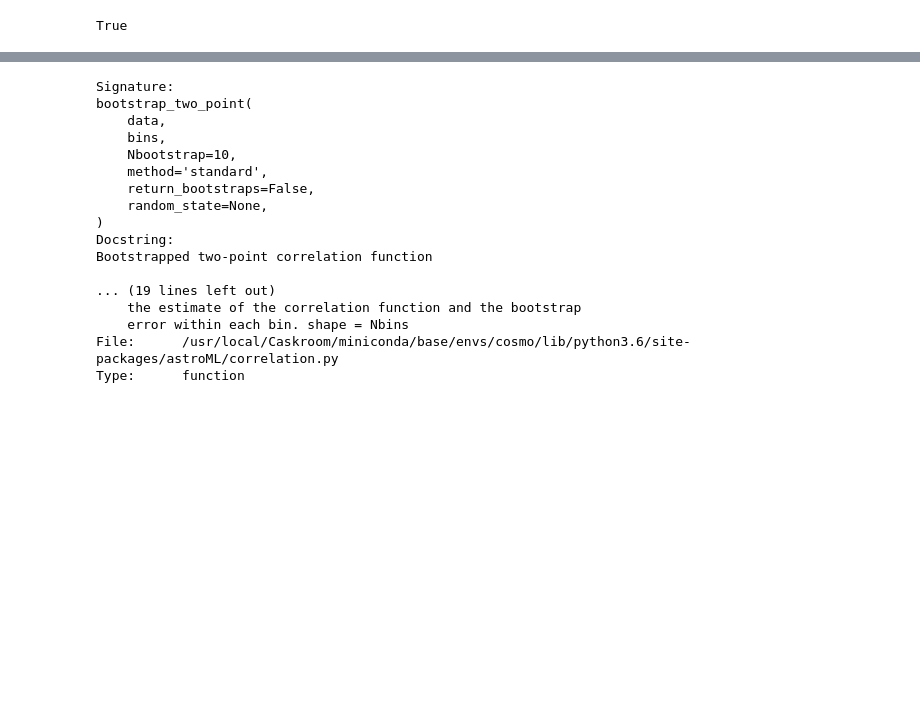
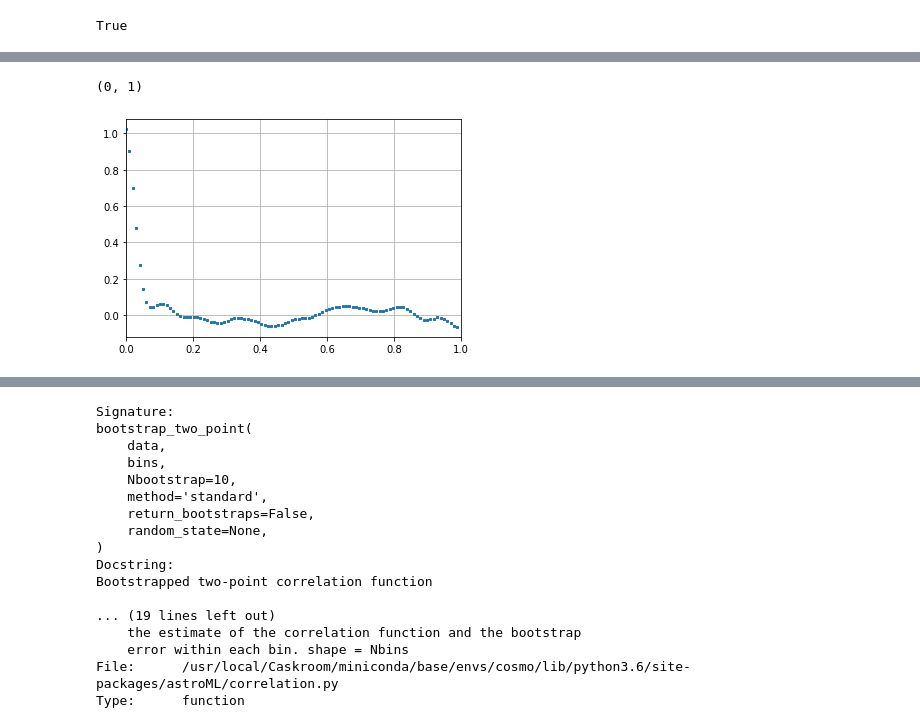
Before and after one commit to apcooper/cosmolab, a Jupyter notebook: cosmolab.ipynb, the cells around one changed output, grey strips where cells are left out. Drawn from its saved outputs; the diff is of its cells as text; code cells hidden in the pictures; blank space fills up the shorter version.

```diff
--- a/cosmolab.ipynb
+++ b/cosmolab.ipynb
@@ -59,0 +81,9 @@ True
+# %%
+bins = np.linspace(0, 1, 100)
+corr = two_point(Y, bins)
+pl.plot(bins[:-1],corr,marker='s',ms=2,ls='')
+pl.grid()
+pl.xlim(0,1)
+# %% [output]
+(0, 1)
+[figure, added]
```
Also changed, not shown: parts of 20 cells of this notebook.
